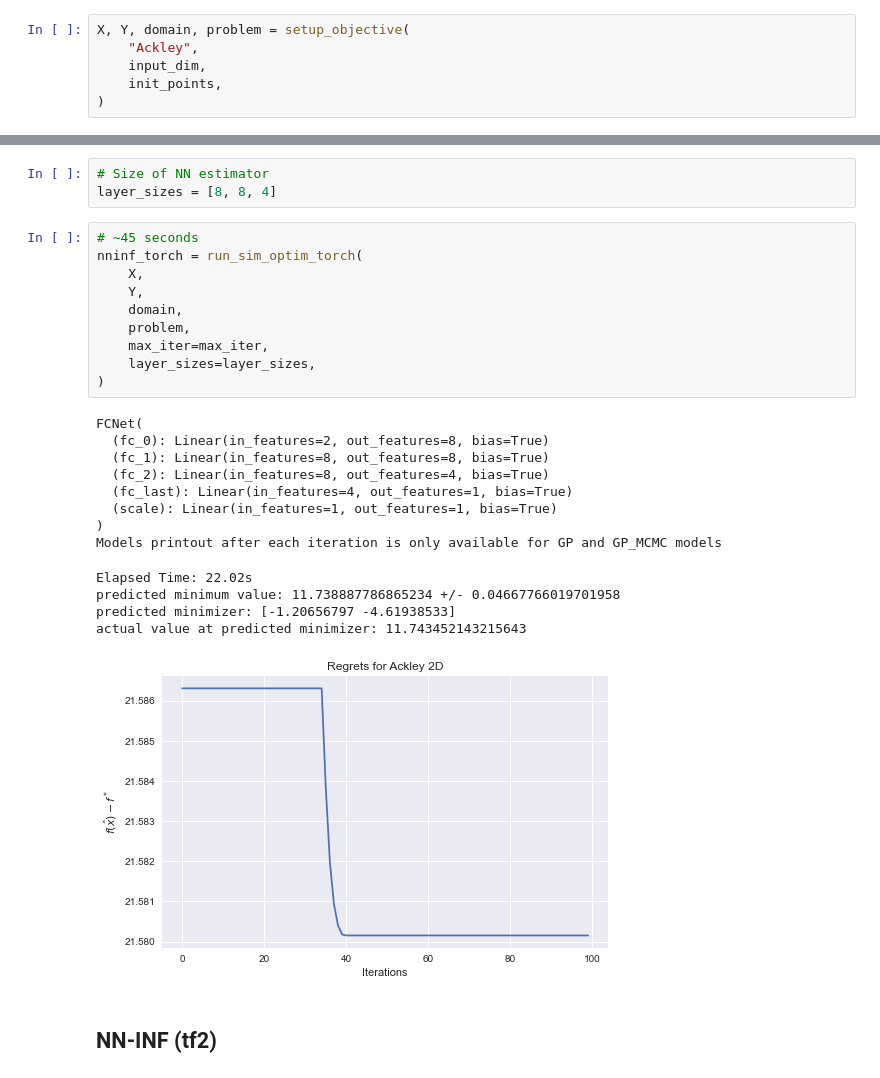
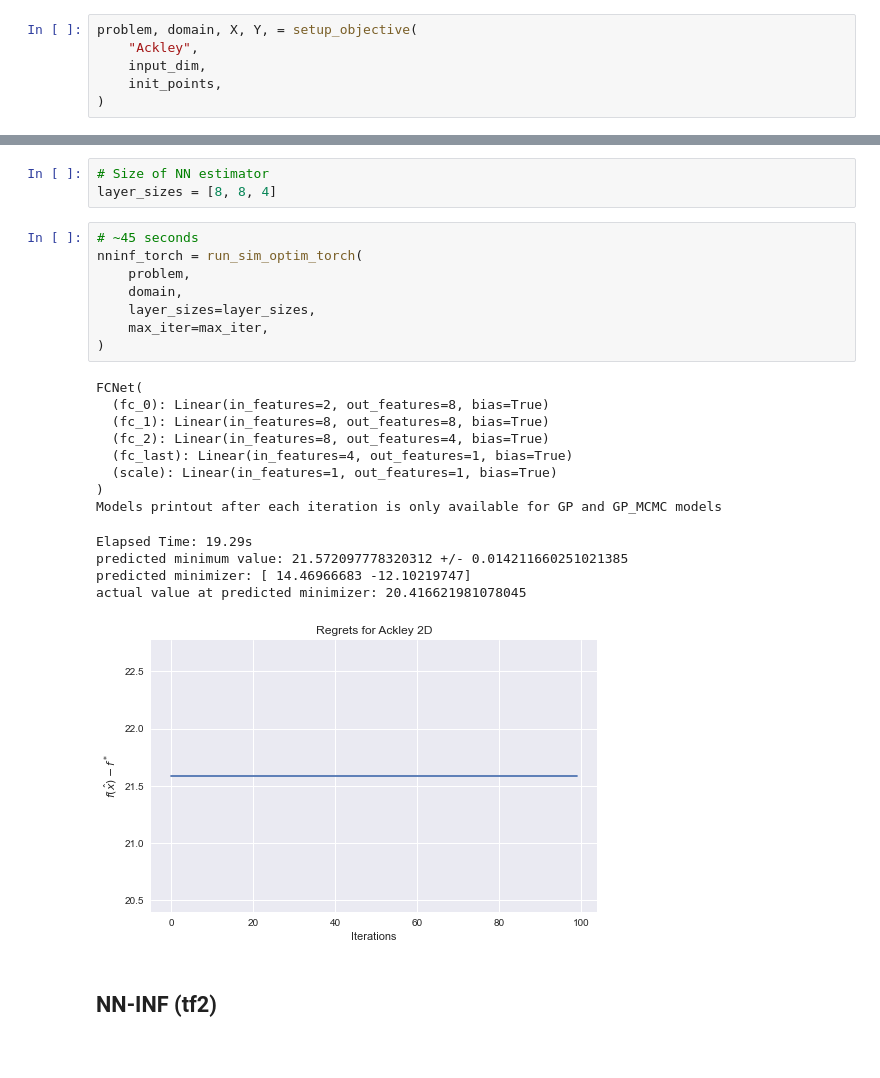
Before and after one commit to jayanthkoushik/infopt, a Jupyter notebook: test_torch2tf_ackley.ipynb, the cells around one changed output, grey strips where cells are left out. Saved outputs shown, nothing was run; the diff lists cells and outputs as text.

```diff
--- a/test_torch2tf_ackley.ipynb
+++ b/test_torch2tf_ackley.ipynb
@@ -38,6 +38,6 @@ init_points = 10
 max_iter = 100
 # %%
-X, Y, domain, problem = setup_objective(
+problem, domain, X, Y, = setup_objective(
     "Ackley",
     input_dim,
     init_points,
@@ -67,26 +67,24 @@ layer_sizes = [8, 8, 4]
 # %%
 # ~45 seconds
 nninf_torch = run_sim_optim_torch(
-    X,
-    Y,
+    problem,
     domain,
-    problem,
+    layer_sizes=layer_sizes,
     max_iter=max_iter,
-    layer_sizes=layer_sizes,
 )
 # %% [output]
 FCNet(
   (fc_0): Linear(in_features=2, out_features=8, bias=True)
   (fc_1): Linear(in_features=8, out_features=8, bias=True)
   (fc_2): Linear(in_features=8, out_features=4, bias=True)
   (fc_last): Linear(in_features=4, out_features=1, bias=True)
   (scale): Linear(in_features=1, out_features=1, bias=True)
 )
 Models printout after each iteration is only available for GP and GP_MCMC models
-Elapsed Time: 22.02s
-predicted minimum value: 11.738887786865234 +/- 0.04667766019701958
-predicted minimizer: [-1.20656797 -4.61938533]
-actual value at predicted minimizer: 11.743452143215643
+Elapsed Time: 19.29s
+predicted minimum value: 21.572097778320312 +/- 0.014211660251021385
+predicted minimizer: [ 14.46966683 -12.10219747]
+actual value at predicted minimizer: 20.416621981078045
-[figure, old version]
+[figure, new version]
 # %% [markdown]
 ## NN-INF (tf2)
```
Also changed, not shown: parts of 6 cells of this notebook, 6 other files.
